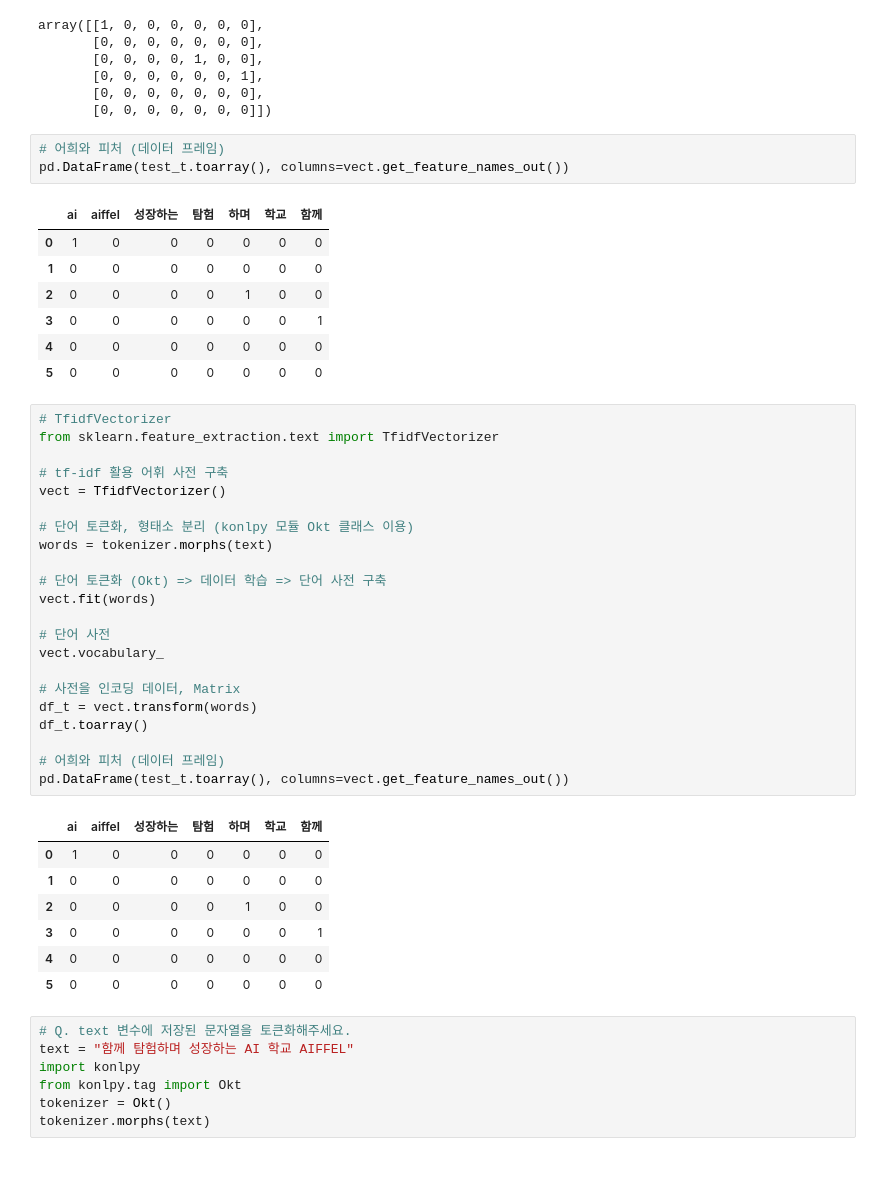
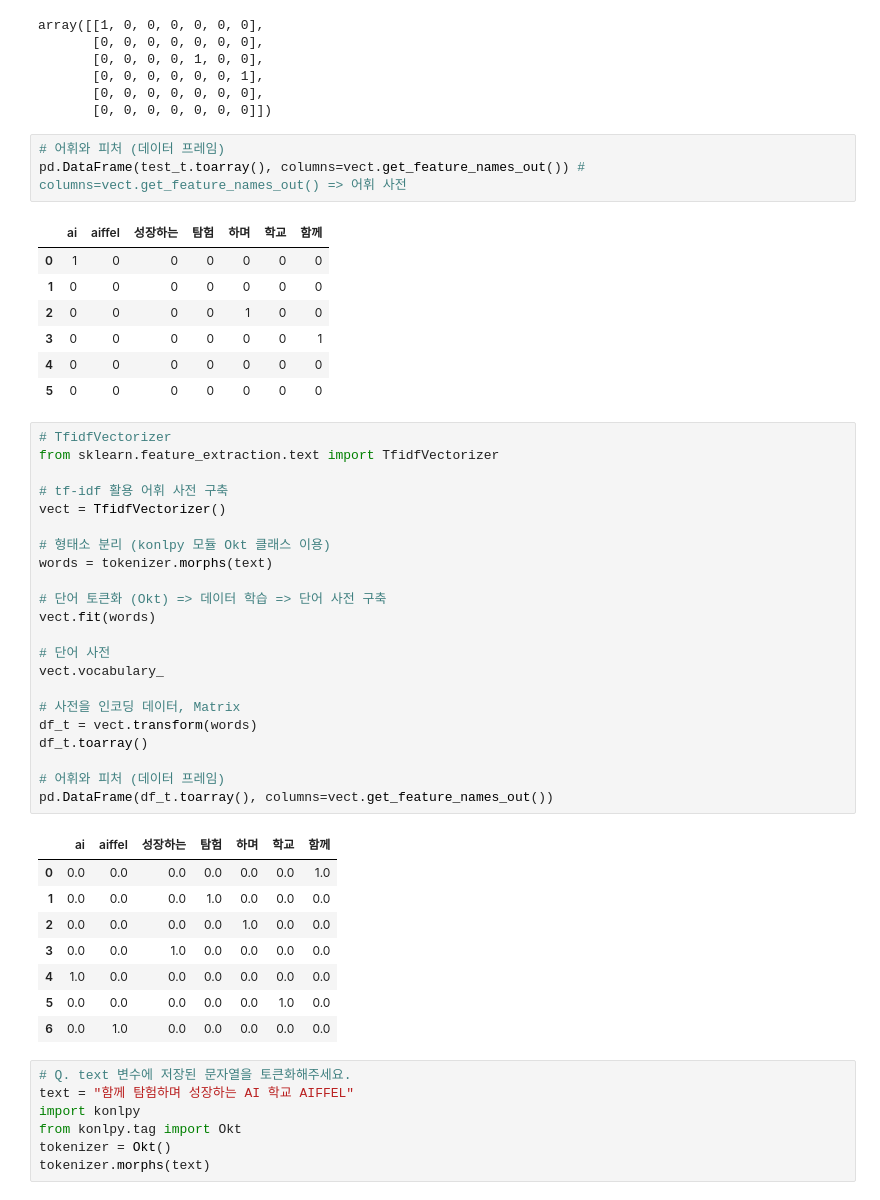
Before and after one commit to lys678/AIFFEL_Online_Quest, a Jupyter notebook: ML_With_Python/머신러닝_기초_노드8_자연어처리.ipynb, the cells around one changed output. Drawn from its saved outputs; the diff is of its cells as text; blank space fills up the shorter version.

```diff
--- a/ML_With_Python/머신러닝_기초_노드8_자연어처리.ipynb
+++ b/ML_With_Python/머신러닝_기초_노드8_자연어처리.ipynb
@@ -123,8 +129,8 @@ array([[1, 0, 0, 0, 0, 0, 0],
        [0, 0, 0, 0, 0, 0, 0],
        [0, 0, 0, 0, 0, 0, 0]])
 # %%
-# 어희와 피처 (데이터 프레임)
-pd.DataFrame(test_t.toarray(), columns=vect.get_feature_names_out())
+# 어휘와 피처 (데이터 프레임)
+pd.DataFrame(test_t.toarray(), columns=vect.get_feature_names_out()) # columns=vect.get_feature_names_out() => 어휘 사전
 # %% [output]
 |  | ai | aiffel | 성장하는 | 탐험 | 하며 | 학교 | 함께 |
 | 0 | 1 | 0 | 0 | 0 | 0 | 0 | 0 |
@@ -136,33 +142,34 @@ pd.DataFrame(test_t.toarray(), columns=vect.get_feature_names_out())
 # %%
 # TfidfVectorizer
 from sklearn.feature_extraction.text import TfidfVectorizer
 
 # tf-idf 활용 어휘 사전 구축
 vect = TfidfVectorizer()
 
-# 단어 토큰화, 형태소 분리 (konlpy 모듈 Okt 클래스 이용)
+# 형태소 분리 (konlpy 모듈 Okt 클래스 이용)
 words = tokenizer.morphs(text)
 
 # 단어 토큰화 (Okt) => 데이터 학습 => 단어 사전 구축
 vect.fit(words)
 
 # 단어 사전
 vect.vocabulary_
 
 # 사전을 인코딩 데이터, Matrix
 df_t = vect.transform(words)
 df_t.toarray()
 
-# 어희와 피처 (데이터 프레임)
-pd.DataFrame(test_t.toarray(), columns=vect.get_feature_names_out())
+# 어휘와 피처 (데이터 프레임)
+pd.DataFrame(df_t.toarray(), columns=vect.get_feature_names_out())
 # %% [output]
 |  | ai | aiffel | 성장하는 | 탐험 | 하며 | 학교 | 함께 |
-| 0 | 1 | 0 | 0 | 0 | 0 | 0 | 0 |
-| 1 | 0 | 0 | 0 | 0 | 0 | 0 | 0 |
-| 2 | 0 | 0 | 0 | 0 | 1 | 0 | 0 |
-| 3 | 0 | 0 | 0 | 0 | 0 | 0 | 1 |
-| 4 | 0 | 0 | 0 | 0 | 0 | 0 | 0 |
-| 5 | 0 | 0 | 0 | 0 | 0 | 0 | 0 |
+| 0 | 0.0 | 0.0 | 0.0 | 0.0 | 0.0 | 0.0 | 1.0 |
+| 1 | 0.0 | 0.0 | 0.0 | 1.0 | 0.0 | 0.0 | 0.0 |
+| 2 | 0.0 | 0.0 | 0.0 | 0.0 | 1.0 | 0.0 | 0.0 |
+| 3 | 0.0 | 0.0 | 1.0 | 0.0 | 0.0 | 0.0 | 0.0 |
+| 4 | 1.0 | 0.0 | 0.0 | 0.0 | 0.0 | 0.0 | 0.0 |
+| 5 | 0.0 | 0.0 | 0.0 | 0.0 | 0.0 | 1.0 | 0.0 |
+| 6 | 0.0 | 1.0 | 0.0 | 0.0 | 0.0 | 0.0 | 0.0 |
 # %%
 # Q. text 변수에 저장된 문자열을 토큰화해주세요.
 text = "함께 탐험하며 성장하는 AI 학교 AIFFEL"
```
Also changed, not shown: parts of 22 cells of this notebook.
